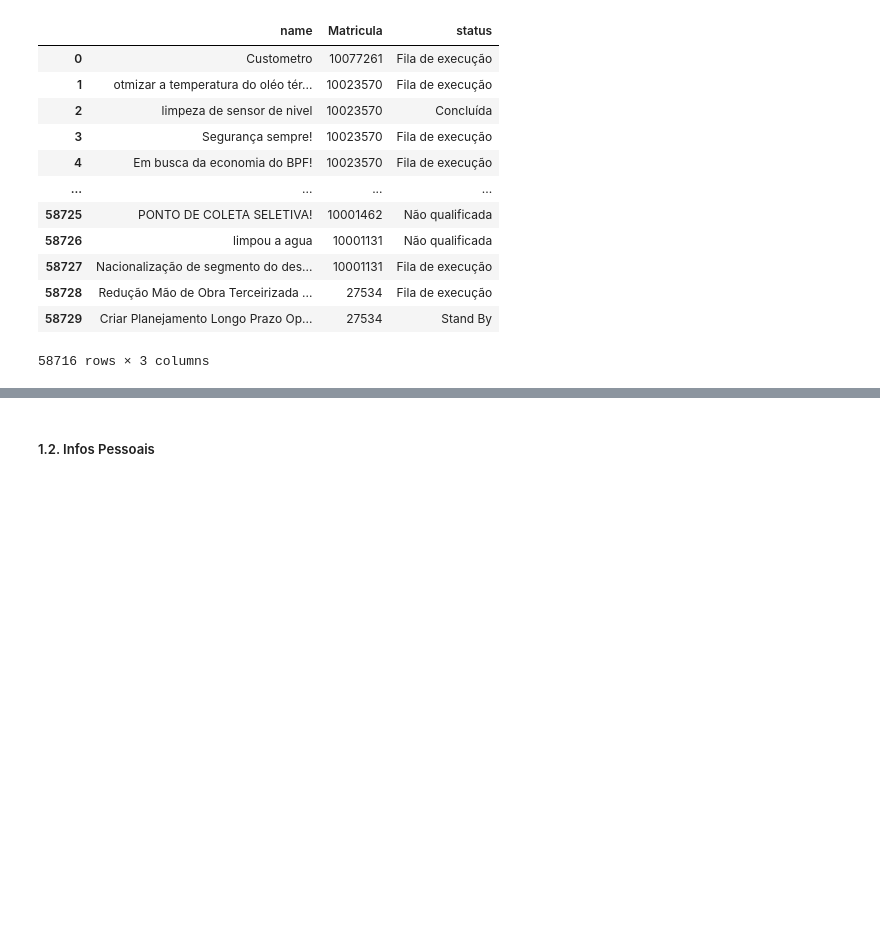
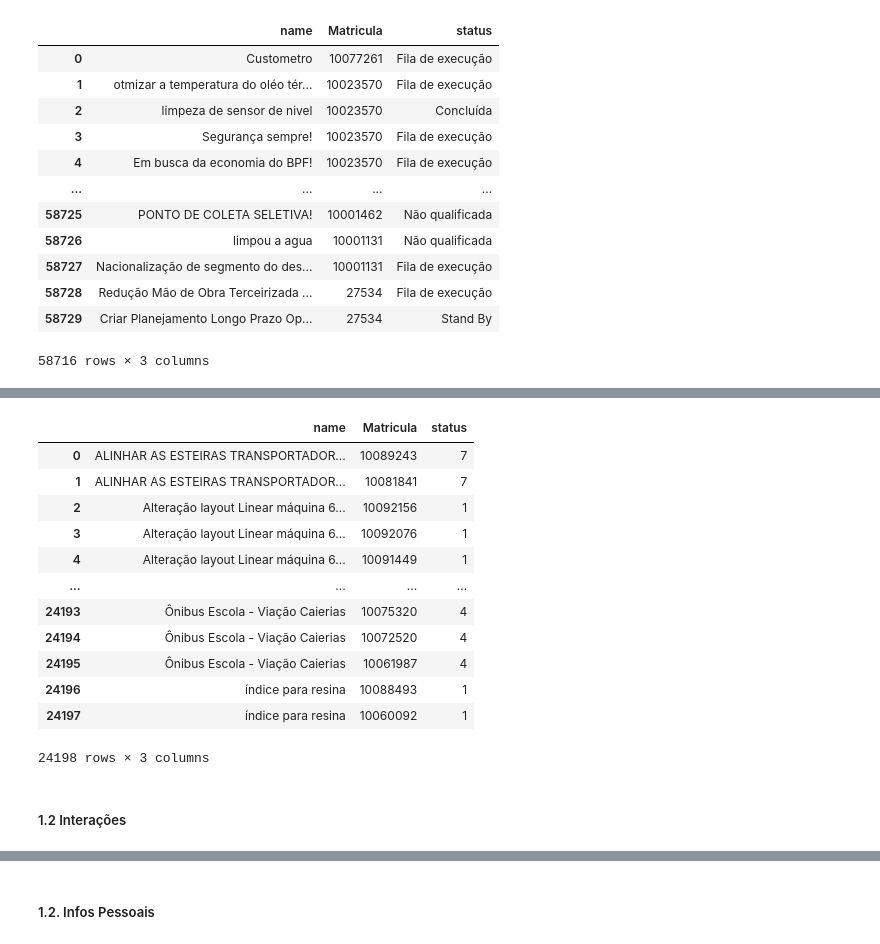
Before and after one commit to vinciusb/TP3-ML, a Jupyter notebook: tp.ipynb, the cells around one changed output, grey strips where cells are left out. Cells and saved outputs as stored; diff of their text form; code cells hidden in the pictures; blank space fills up the shorter version.

```diff
--- a/tp.ipynb
+++ b/tp.ipynb
@@ -192,0 +160,41 @@ status
+# %%
+# Group the projects by name, gattering the teams
+gp = proj_gt_1.groupby('name')
+df = pd.DataFrame(columns=['name', 'Matricula', 'status'])
+
+# For each project, removes internal redundancy and put it in a final data frame
+for name, workers in gp:
+    # Tries to find the lines which there are people with more than 1 status (diverging info)
+    stats_unique = workers['status'].unique()
+    if len(stats_unique) != 1:
+        # Gets the new status
+        min_stat = min(stats_unique)
+        workers['status'] = min_stat
+
+    # Tries to find the lines which a same person appears more than 1 time
+    n_unique = len(workers['Matricula'].unique())
+    if n_unique != workers.shape[0]:
+        workers = workers.drop_duplicates()
+
+    # Make sure projects that, after drop of duplicates, has more than 1 person working
+    if workers.shape[0] != 1:
+        df=pd.concat([df, workers], ignore_index=True)
+
+# Final data frame
+df
+# %% [output]
+|  | name | Matricula | status |
+| 0 | ALINHAR AS ESTEIRAS TRANSPORTADOR... | 10089243 | 7 |
+| 1 | ALINHAR AS ESTEIRAS TRANSPORTADOR... | 10081841 | 7 |
+| 2 | Alteração layout Linear máquina 6... | 10092156 | 1 |
+| 3 | Alteração layout Linear máquina 6... | 10092076 | 1 |
+| 4 | Alteração layout Linear máquina 6... | 10091449 | 1 |
+| ... | ... | ... | ... |
+| 24193 | Ônibus Escola - Viação Caierias | 10075320 | 4 |
+| 24194 | Ônibus Escola - Viação Caierias | 10072520 | 4 |
+| 24195 | Ônibus Escola - Viação Caierias | 10061987 | 4 |
+| 24196 | índice para resina | 10088493 | 1 |
+| 24197 | índice para resina | 10060092 | 1 |
+24198 rows × 3 columns
+# %% [markdown]
+##### 1.2 Interações
```
Also changed, not shown: parts of 41 cells of this notebook.
